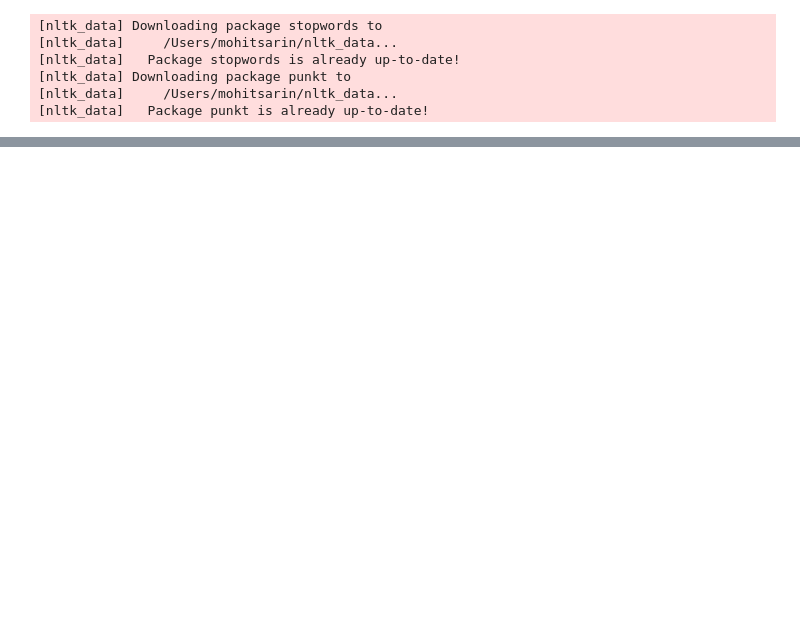
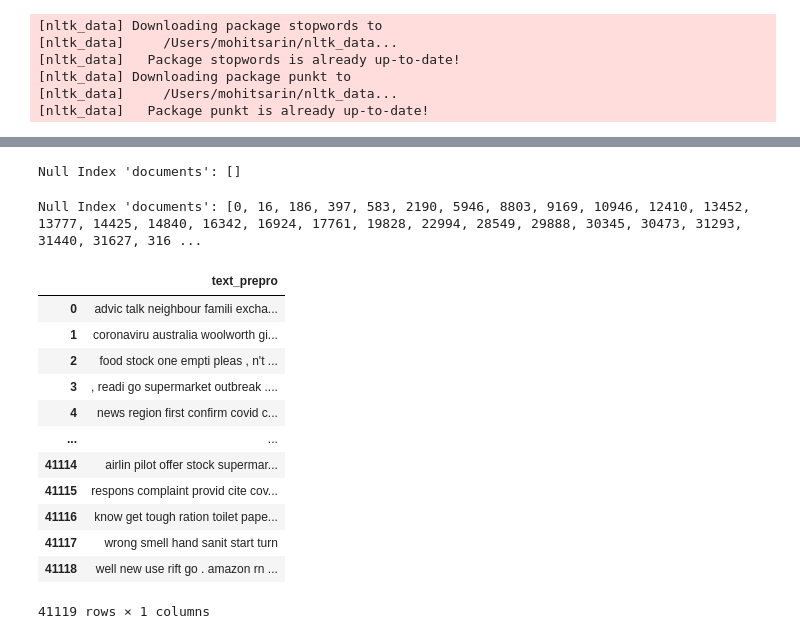
Before and after one commit to mohitsarin-tamu/Coronavirus-tweets-Analysis, a Jupyter notebook: Coronavirus-Tweet-Analysis.ipynb, the cells around one changed output, grey strips where cells are left out. Drawn from its saved outputs; the diff is of its cells as text; code cells hidden in the pictures; blank space fills up the shorter version.

```diff
--- a/Coronavirus-Tweet-Analysis.ipynb
+++ b/Coronavirus-Tweet-Analysis.ipynb
@@ -69,0 +128,38 @@ def preprocess_text(text):
+# %%
+float_indexes = []
+for index, value in train_df['text_prepro'].items():
+    if isinstance(value, float):
+        float_indexes.append(index)
+print("Null Index 'documents':", float_indexes)
+# %% [output]
+Null Index 'documents': []
+# %%
+null_indexes = []
+for index, value in train_df['text_prepro'].items():
+    if pd.isnull(value) or value.strip() == "":
+        null_indexes.append(index)
+print("Null Index 'documents':", null_indexes)
+# %% [output]
+Null Index 'documents': [0, 16, 186, 397, 583, 2190, 5946, 8803, 9169, 10946, 12410, 13452, 13777, 14425, 14840, 16342, 16924, 17761, 19828, 22994, 28549, 29888, 30345, 30473, 31293, 31440, 31627, 316 ...
+# %%
+train_df = train_df.drop(null_indexes)
+train_df = train_df.reset_index(drop=True)
+# %%
+X=train_df.drop(["UserName","ScreenName","Location","TweetAt","OriginalTweet","Sentiment"],axis=1)
+y=train_df["Sentiment"]
+# %%
+X
+# %% [output]
+|  | text_prepro |
+| 0 | advic talk neighbour famili excha... |
+| 1 | coronaviru australia woolworth gi... |
+| 2 | food stock one empti pleas , n't ... |
+| 3 | , readi go supermarket outbreak .... |
+| 4 | news region first confirm covid c... |
+| ... | ... |
+| 41114 | airlin pilot offer stock supermar... |
+| 41115 | respons complaint provid cite cov... |
+| 41116 | know get tough ration toilet pape... |
+| 41117 | wrong smell hand sanit start turn |
+| 41118 | well new use rift go . amazon rn ... |
+41119 rows × 1 columns
```
Also changed, not shown: parts of 12 cells of this notebook.
